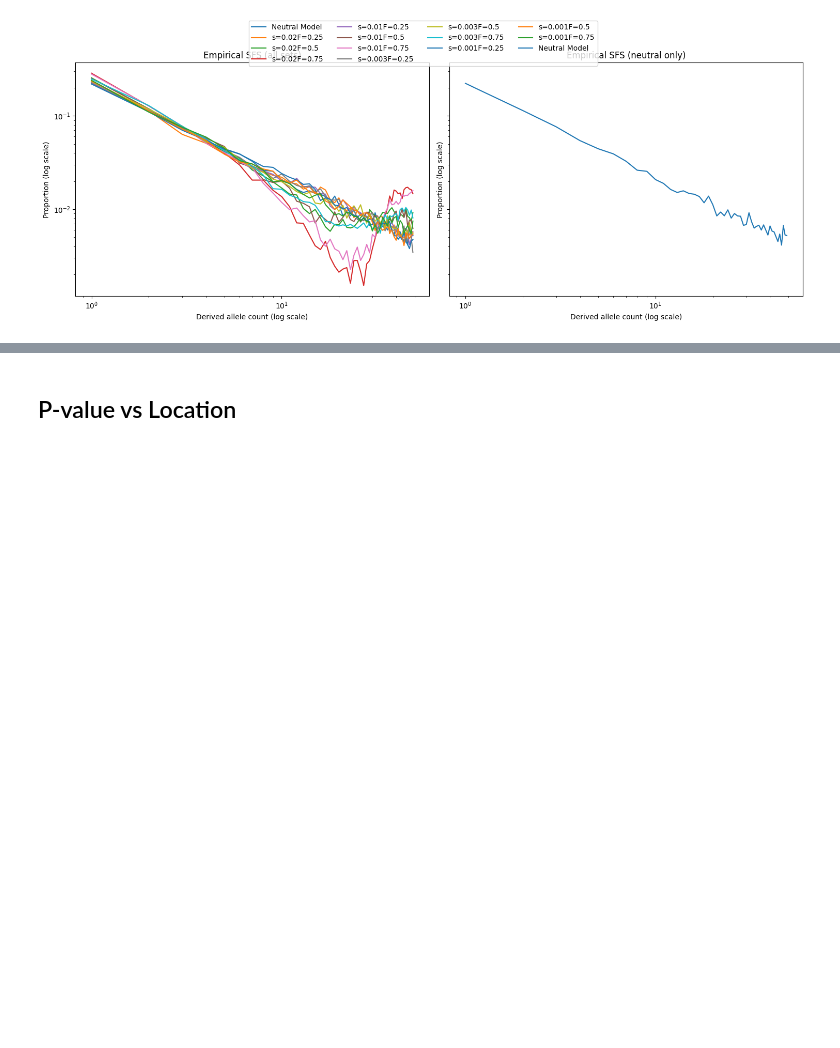
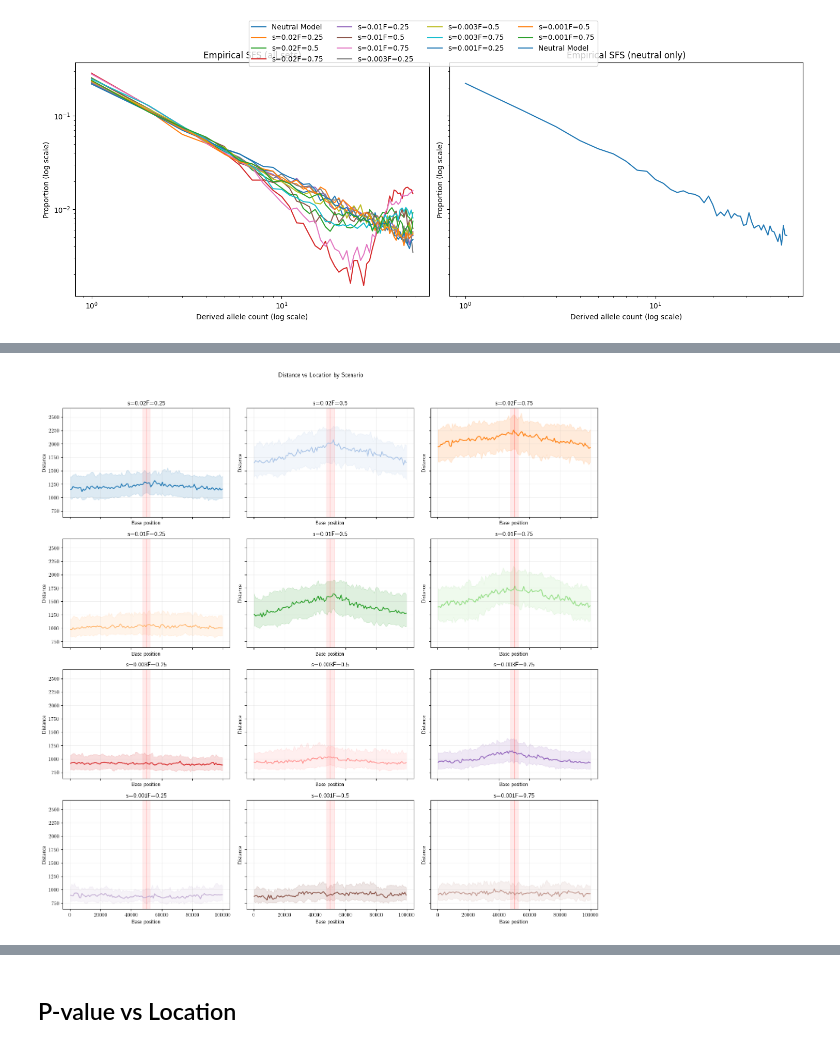
Before and after one commit to shinorimax/Selective-Sweep-Simulation, a Jupyter notebook: Analysis/Calculation.ipynb, the cells around one changed output, grey strips where cells are left out. Cells and saved outputs as stored; diff of their text form; code cells hidden in the pictures; blank space fills up the shorter version.

Commit message:
added distance vs position plots

```diff
--- a/Analysis/Calculation.ipynb
+++ b/Analysis/Calculation.ipynb
@@ -287,6 +287,8 @@ btree     SE≈ 0.0105
 Colless   SE≈ 0.0090
 # %% [markdown]
 ## ROC Curve for Selective Region
+# %%
+onlysimloc = True
 # %%
 # If you had ROCAUC() earlier (from your PSlim helpers), reuse it.
 # Otherwise, uncomment this local version:
@@ -700,0 +706,89 @@ plt.show()
+# %%
+from pathlib import Path
+import math
+import numpy as np
+import pandas as pd
+import matplotlib.pyplot as plt
+import re
+
+# ---- load per-scenario distance files ----
+outs_dir = Path("dists_all")
+if not outs_dir.exists():
+    outs_dir = Path("../Analysis/dists_all")
+
+files = sorted(outs_dir.glob("dist_all_s=*.csv"))
+if not files:
+    raise FileNotFoundError(f"No dist_all_s=*.csv files found in {outs_dir}")
+
+scenarios = []
+dfs = []
+for p in files:
+    scenario = p.stem.replace("dist_all_", "")
+    df = pd.read_csv(p)
+    if "mid" in df.columns:
+        x = df["mid"]
+    else:
+        x = (df["left"] + df["right"]) / 2.0
+    df = df.assign(_pos=x)
+    scenarios.append(scenario)
+    dfs.append(df)
+
+# ---- order: s desc, F asc (so top-right is strongest, bottom-left weakest) ----
+order = []
+for idx, scenario in enumerate(scenarios):
+    m = re.match(r"s=([0-9.]+)F=([0-9.]+)", scenario)
+    if not m:
+        raise ValueError(f"Unexpected scenario format: {scenario}")
+    s_val = float(m.group(1))
+    f_val = float(m.group(2))
+    order.append((idx, s_val, f_val))
+
+order_sorted = sorted(order, key=lambda t: (-t[1], t[2]))
+scenarios = [scenarios[i] for i, _, _ in order_sorted]
+dfs = [dfs[i] for i, _, _ in order_sorted]
+
+# ---- layout ----
+n = len(dfs)
+cols = 3
+rows = math.ceil(n / cols)
+
+fig, axes = plt.subplots(rows, cols, figsize=(5.0 * cols, 3.6 * rows), sharex=True, sharey=True)
+axes = np.atleast_1d(axes).ravel()
+
+cmap = plt.get_cmap("tab20")
+
+# ---- emphasize selection region ----
+sel_center = 50_000
+sel_half = 2_500  # adjust width as needed
+n_bins = 120
+
+for i, (scenario, df) in enumerate(zip(scenarios, dfs)):
+    ax = axes[i]
+    color = cmap(i % cmap.N)
+
+    bins = pd.cut(df["_pos"], bins=n_bins)
+    b = df.groupby(bins).agg(
+        pos=("_pos", "mean"),
+        med=("distance", "median"),
+        q1=("distance", lambda s: s.quantile(0.25)),
+        q3=("distance", lambda s: s.quantile(0.75)),
+    ).dropna()
+
+    ax.fill_between(b["pos"], b["q1"], b["q3"], color=color, alpha=0.15)
+    ax.plot(b["pos"], b["med"], color=color, linewidth=1.6)
+
+    ax.axvspan(sel_center - sel_half, sel_center + sel_half, color="red", alpha=0.08)
+    ax.axvline(sel_center, color="red", alpha=0.3, linewidth=1)
+
+    ax.set_title(scenario)
+    ax.set_xlabel("Base position")
+    ax.set_ylabel("Distance")
+    ax.grid(True, alpha=0.2)
+
+for ax in axes[n:]:
+    ax.axis("off")
+
+fig.suptitle("Distance vs Location by Scenario", y=1.02)
+fig.tight_layout()
+# %% [output]
+[figure, added]
```
Also changed, not shown: parts of 7 cells of this notebook, 31 other files.
